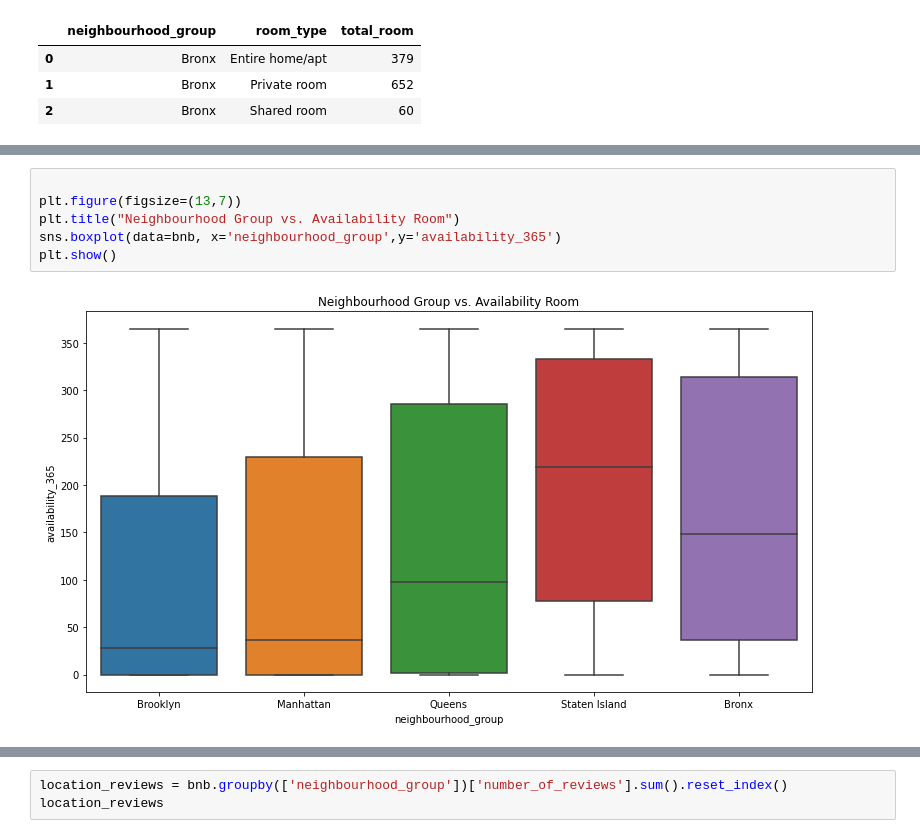
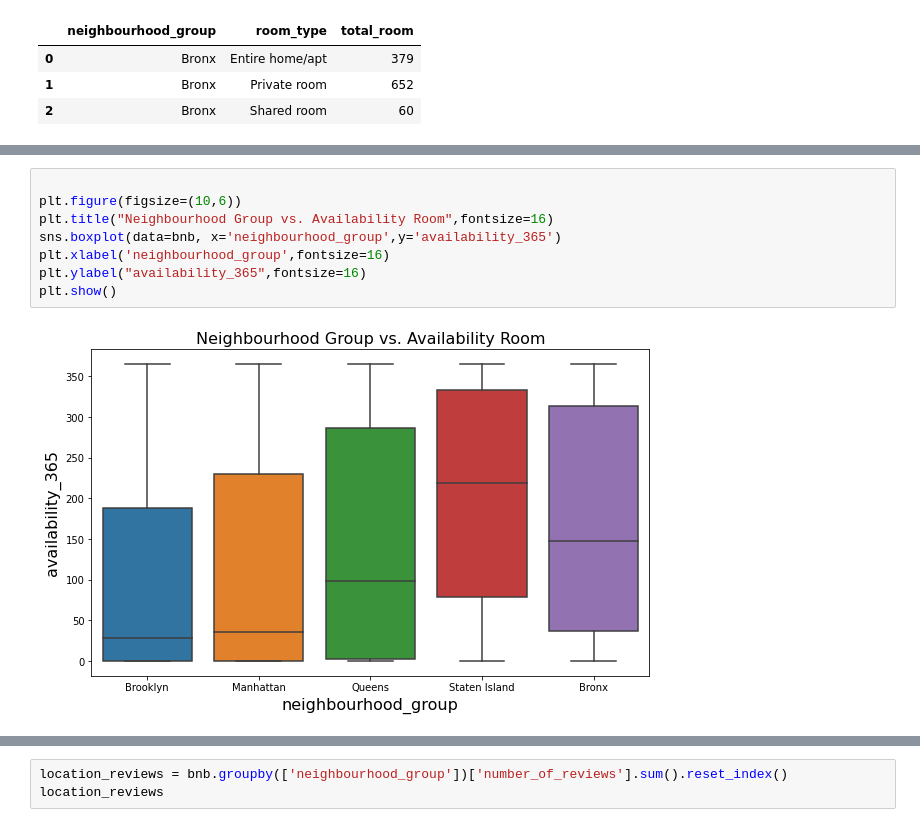
Before and after one commit to Navjotkhatri/Airbnb-Bookings-Analysis, a Jupyter notebook: EDA_Airbnb_Bookings_Analysis_Capstone_Project.ipynb, the cells around one changed output, grey strips where cells are left out. Cells and saved outputs as stored; diff of their text form.

```diff
--- a/EDA_Airbnb_Bookings_Analysis_Capstone_Project.ipynb
+++ b/EDA_Airbnb_Bookings_Analysis_Capstone_Project.ipynb
@@ -226,9 +232,11 @@ average_availability
 # %%
 
-plt.figure(figsize=(13,7))
-plt.title("Neighbourhood Group vs. Availability Room")
+plt.figure(figsize=(10,6))
+plt.title("Neighbourhood Group vs. Availability Room",fontsize=16)
 sns.boxplot(data=bnb, x='neighbourhood_group',y='availability_365')
+plt.xlabel('neighbourhood_group',fontsize=16)
+plt.ylabel("availability_365",fontsize=16)
 plt.show()
 # %% [output]
-[figure, old version]
+[figure, new version]
 # %%
```
Also changed, not shown: parts of 15 cells of this notebook.
